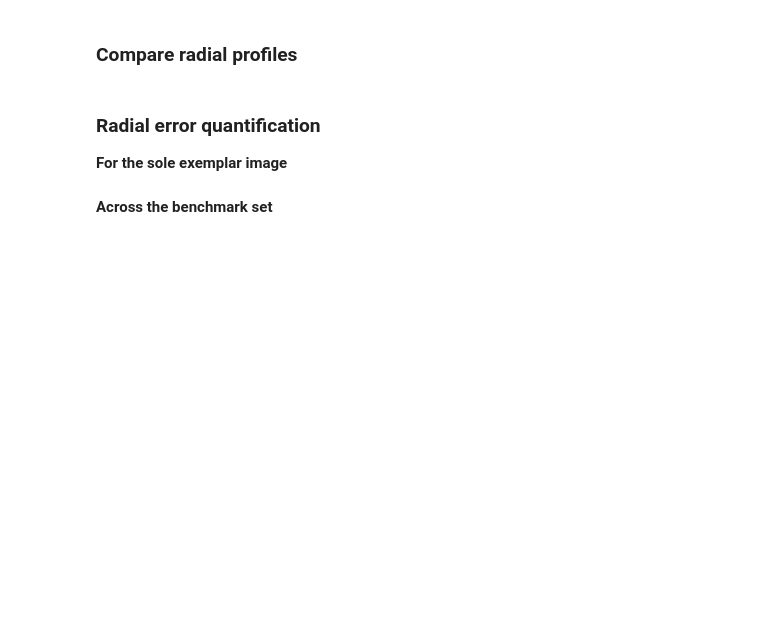
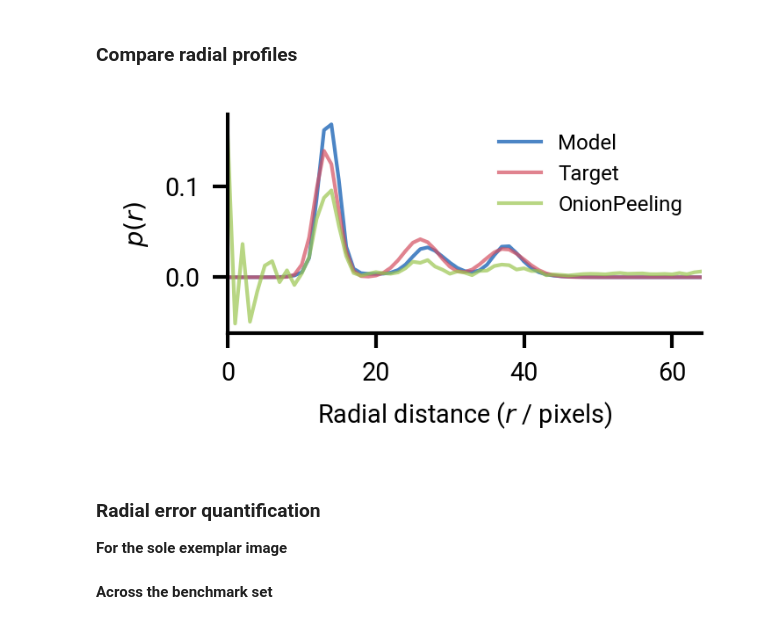
Before and after one commit to laserkelvin/deep-ion-image, a Jupyter notebook: notebooks/reports/aegan_results.ipynb, the cells around one changed output. Drawn from its saved outputs; the diff is of its cells as text; code cells hidden in the pictures; blank space fills up the shorter version.

```diff
--- a/notebooks/reports/aegan_results.ipynb
+++ b/notebooks/reports/aegan_results.ipynb
@@ -48,7 +47,7 @@ output_root = "outputs/"
 model_kwargs = {
     "in_channels": 1,
     "out_channels": 1,
-    "latent_dim": 128,
+    "latent_dim": 64,
     "activation": "silu",
 }
 probabilistic = False
@@ -76,6 +73,9 @@ if not model:
 # %%
 model_obj = model(**model_kwargs)
-# model_obj.load_state_dict(torch.load(f"{models_path}{model_name}.pt"))
+model_obj.load_state_dict(torch.load(f"{models_path}{model_name}.pt"))
+
+# make sure we have the correct behavior for everything
+model_obj.eval();
 # %% [markdown]
 ## Data set loading
 # %%
@@ -179,25 +187,32 @@ for target, name in zip([input_images, target_images], ["Input", "Target"]):
     norm = profile.sum()
     profile /= norm
     df[name] = profile
+
+op_img = abel.Transform(input_images[image_index].squeeze().numpy(), method="onion_peeling").transform
+op_profile = radial_profile(op_img, img_center)
+op_profile /= op_profile.sum()
+df["OnionPeeling"] = op_profile
 # %%
 # output the result for overlaying later
 df.to_csv(f"{output_path}{model_name}_common_radial.csv")
 # %%
 fig, ax = plt.subplots(figsize=(2.5, 1.5))
 
 colors = ["#0051ad", "#d34e60", "#9ac54f"]
 
-for key, color in zip(["Input", "Model", "Target"], colors):
+for key, color in zip(["Model", "Target", "OnionPeeling"], colors):
     ax.plot(df[key], lw=1., alpha=0.7, label=key, color=color)
 
 # if we have a probabilistic model, shade in +/-1 sigma
 if probabilistic:
-    ax.fill_between(np.arange(df["Model"].size), df["Upper"], df["Lower"], color=colors[1], alpha=0.4)
+    ax.fill_between(np.arange(df["Model"].size), df["Upper"], df["Lower"], color=colors[0], alpha=0.4)
 
 ax.set(ylabel="$p(r)$", xlabel="Radial distance ($r$ / pixels)", xlim=[0., img_center[0]])
-ax.legend(fontsize="x-small")
+ax.legend(fontsize="xx-small")
 fig.tight_layout()
 fig.savefig(f"{output_path}{model_name}_common_radial.png", dpi=600)
+# %% [output]
+[figure, added]
 # %% [markdown]
 ### Radial error quantification
 
```
Also changed, not shown: parts of 9 cells of this notebook, 12 other files.
